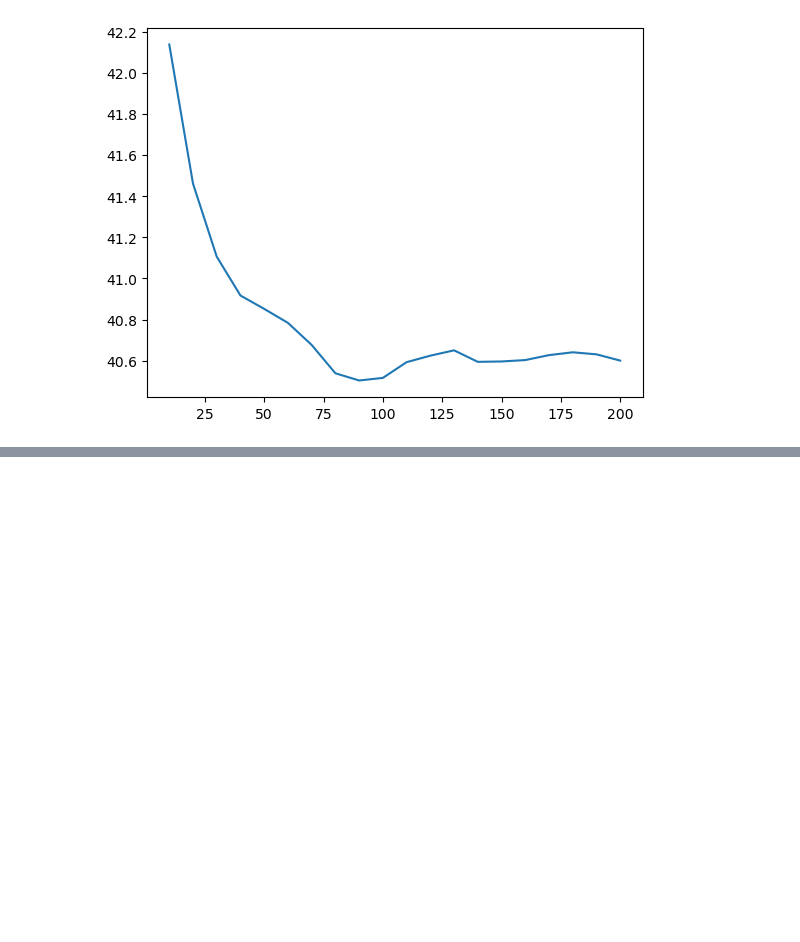
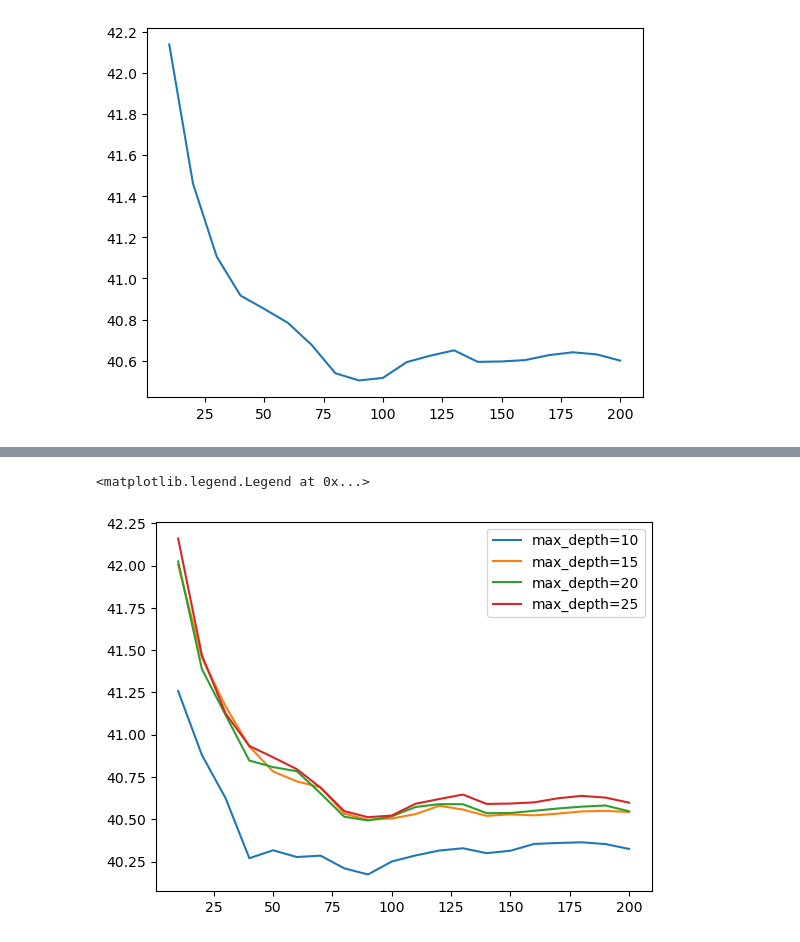
Before and after one commit to Koda98/ml-zoomcamp, a Jupyter notebook: 06-trees/hw6.ipynb, the cells around one changed output, grey strips where cells are left out. Drawn from its saved outputs; the diff is of its cells as text; code cells hidden in the pictures; blank space fills up the shorter version.

```diff
--- a/06-trees/hw6.ipynb
+++ b/06-trees/hw6.ipynb
@@ -167,0 +186,22 @@ plt.plot(df_scores.n_estimators, df_scores.rmse);
+# %%
+scores = []
+depths = [10, 15, 20, 25]
+for depth in depths:
+    for est in range(10, 201, 10):
+        rf = RandomForestRegressor(n_estimators=est, max_depth=depth, random_state=1, n_jobs=-1)
+        rf.fit(X_train, y_train)
+        y_pred = rf.predict(X_val)
+        rmse = root_mean_squared_error(y_pred=y_pred, y_true=y_val)
+        scores.append((depth, est, rmse))
+df_scores = pd.DataFrame(scores, columns=['max_depth', 'n_estimators', 'rmse'])
+# %%
+for d in depths:
+    df_subset = df_scores[df_scores.max_depth == d]
+
+    plt.plot(df_subset.n_estimators, df_subset.rmse,
+             label=f'max_depth={d}')
+
+plt.legend()
+# %% [output]
+<matplotlib.legend.Legend at 0x...>
+[figure, added]
```
Also changed, not shown: parts of 1 cell of this notebook.
